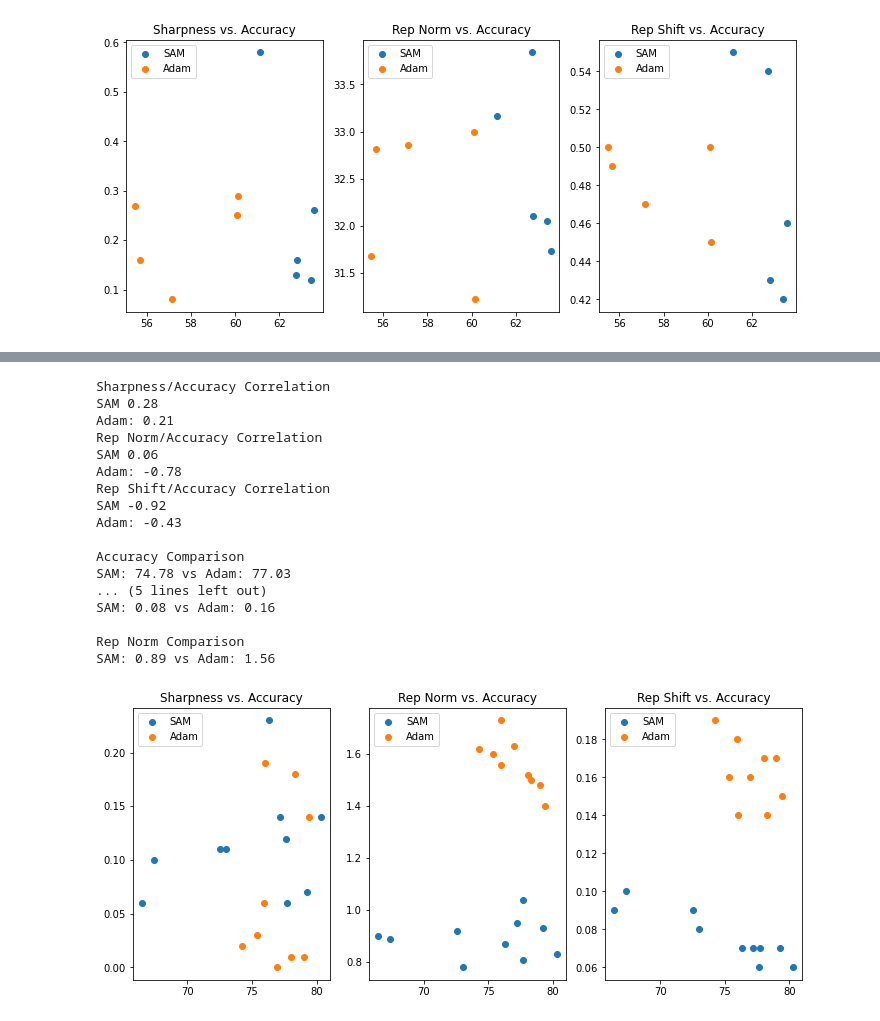
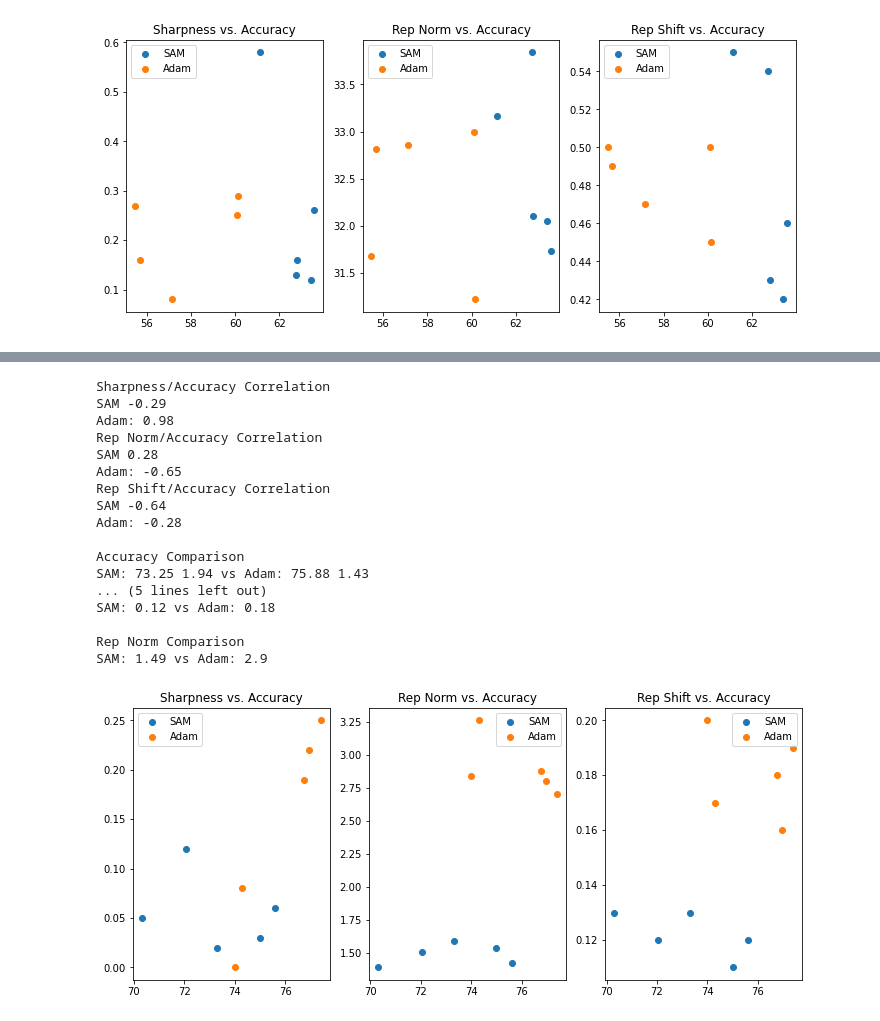
Before and after one commit to samjschapiro/GOAT, a Jupyter notebook: results.ipynb, the cells around one changed output, grey strips where cells are left out. Cells and saved outputs as stored; diff of their text form; code cells hidden in the pictures.

```diff
--- a/results.ipynb
+++ b/results.ipynb
@@ -11,6 +11,6 @@ mnist_sam_005 = pd.read_csv('logs/mnist_sam_0.05_100ep.txt')
 color_adam_005 = pd.read_csv('logs/color_adam_0.05_100ep.txt')
 color_sam_005 = pd.read_csv('logs/color_sam_0.05_100ep.txt')
 # %%
-portraits_adam_005 = pd.read_csv('logs/portraits_adam_0.05.txt')
-portraits_sam_005 = pd.read_csv('logs/portraits_sam_0.05.txt')
+portraits_adam_005 = pd.read_csv('logs/portraits_adam_0.05_100ep.txt')
+portraits_sam_005 = pd.read_csv('logs/portraits_sam_0.05_100ep.txt')
 # %%
@@ -212,42 +209,43 @@ print('SAM', round(portraits_sam_005.corr()[' st_acc_all'].loc[' st_sharp_all'],
 print('Adam:', round(portraits_adam_005.corr()[' st_acc_all'].loc[' st_sharp_all'], 2))
 print('Rep Norm/Accuracy Correlation')
 print('SAM', round(portraits_sam_005.corr()[' st_acc_all'].loc[' rep_norm_all'], 2))
 print('Adam:', round(portraits_adam_005.corr()[' st_acc_all'].loc[' rep_norm_all'], 2))
 print('Rep Shift/Accuracy Correlation')
 print('SAM', round(portraits_sam_005.corr()[' st_acc_all'].loc[' st_rep_shift_all'], 2))
 print('Adam:', round(portraits_adam_005.corr()[' st_acc_all'].loc[' st_rep_shift_all'], 2), '\n')
 
+
 print('Accuracy Comparison')
-print('SAM:', round(np.mean(portraits_sam_005[' st_acc_all']), 2), 'vs', 'Adam:',
-      round(np.mean(portraits_adam_005[' st_acc_all']), 2), '\n')
+print('SAM:', round(np.mean(portraits_sam_005[' st_acc_all']), 2), round(np.std(portraits_sam_005[' st_acc_all']), 2), 'vs', 'Adam:',
+      round(np.mean(portraits_adam_005[' st_acc_all']), 2), round(np.std(portraits_adam_005[' st_acc_all']), 2), '\n')
 
 print('Sharpness Comparison')
 print('SAM:', round(np.mean(portraits_sam_005[' st_sharp_all']), 2), 'vs', 'Adam:',
       round(np.mean(portraits_adam_005[' st_sharp_all']), 2), '\n')
 
 print('Rep Shift Comparison')
 print('SAM:', round(np.mean(portraits_sam_005[' st_rep_shift_all']), 2), 'vs', 'Adam:',
       round(np.mean(portraits_adam_005[' st_rep_shift_all']), 2), '\n')
 
 print('Rep Norm Comparison')
 print('SAM:', round(np.mean(portraits_sam_005[' rep_norm_all']), 2), 'vs', 'Adam:',
       round(np.mean(portraits_adam_005[' rep_norm_all']), 2))
 # %% [output]
 Sharpness/Accuracy Correlation
+SAM -0.29
+Adam: 0.98
+Rep Norm/Accuracy Correlation
 SAM 0.28
-Adam: 0.21
-Rep Norm/Accuracy Correlation
-SAM 0.06
-Adam: -0.78
+Adam: -0.65
 Rep Shift/Accuracy Correlation
-SAM -0.92
-Adam: -0.43
+SAM -0.64
+Adam: -0.28
 
 Accuracy Comparison
-SAM: 74.78 vs Adam: 77.03
+SAM: 73.25 1.94 vs Adam: 75.88 1.43
 ... (5 lines left out)
-SAM: 0.08 vs Adam: 0.16
+SAM: 0.12 vs Adam: 0.18
 
 Rep Norm Comparison
-SAM: 0.89 vs Adam: 1.56
+SAM: 1.49 vs Adam: 2.9
-[figure, old version]
+[figure, new version]
```
Also changed, not shown: parts of 4 cells of this notebook, 5 other files.
